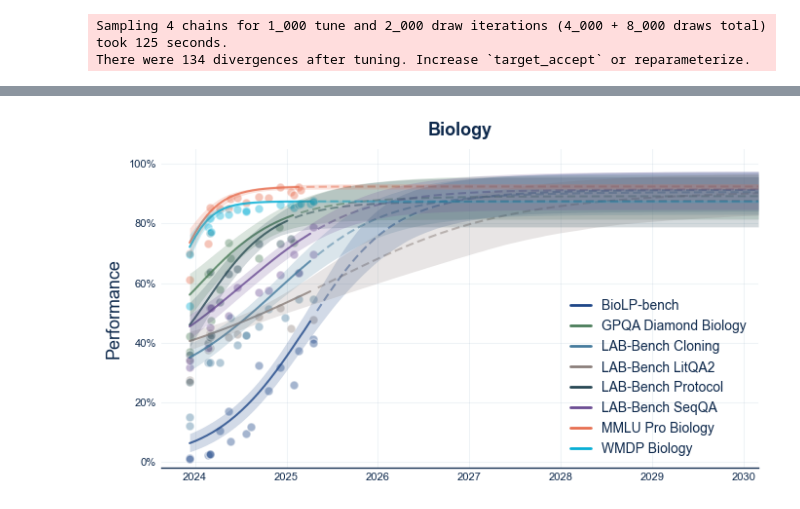
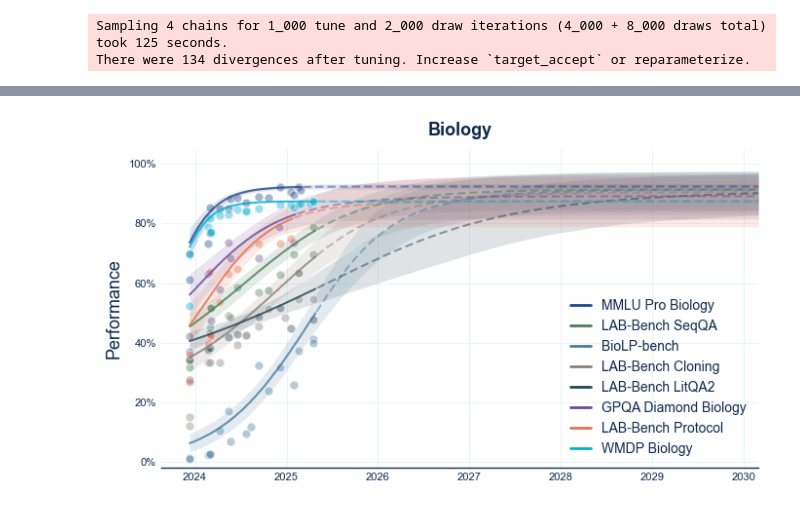
Before and after one commit to General-Purpose-AI-Policy-Lab/benchmark-forecasting, a Jupyter notebook: validation.ipynb, the cells around one changed output, grey strips where cells are left out. Saved outputs shown, nothing was run; the diff lists cells and outputs as text; code cells hidden in the pictures.

Commit message:
Implement single samplingnbefore plotting

```diff
--- a/validation.ipynb
+++ b/validation.ipynb
@@ -807,38 +753,81 @@ colors = {
     "gray_color": "#6c757d",
     "grid_color": "#5F86A5",
     "plot_colors": [
-        "#1f4788",
-        "#4a7c59",
-        "#457b9d",
-        "#8b7f7b",
-        "#264653",
-        "#6a4c93",
-        "#e76f51",
-        "#06aed5",
-        "#f4a261",
-        "#2a9d8f",
+        "#1f4788", "#4a7c59", "#457b9d", "#8b7f7b", "#264653",
+        "#6a4c93", "#e76f51", "#06aed5", "#f4a261", "#2a9d8f",
     ],
 }
 end_date = pd.to_datetime("2030-03-01")
 label_fontsize = 13
 
+# 1. Sample everything once
+all_forecasts = generate_forecast(
+    idata,
+    model,
+    dataset,
+    end_date,
+    n_points=200,
+    ci_level=0.8
+)
+
+# 2. Plotting Loop
 for category in dataset["category"].unique():
     subset_category = dataset[dataset["category"] == category]
+    subset_forecast = all_forecasts[all_forecasts["category"] == category]
+
+    # Sort benchmarks by their final predicted value so legend matches visual order
+    final_perfs = (
+        subset_forecast[subset_forecast["release_date"] == subset_forecast["release_date"].max()]
+        .set_index("benchmark")["mu_mean"]
+    )
+    sorted_benchmarks = final_perfs.sort_values(ascending=False).index.tolist()
+
     fig, ax = plt.subplots(figsize=(7, 4))
-    for benchmark, color in zip(
-        subset_category["benchmark"].unique(), itertools.cycle(colors["plot_colors"])
-    ):
-        subset_benchmark = subset_category[subset_category["benchmark"] == benchmark]
-        plot_benchmark_datapoints(subset_benchmark, ax=ax, color=color)
-        plot_benchmark_forecast(
-            benchmark,
-            idata,
-            model,
-            ax,
-            subset_benchmark["release_date"].min(),
-            subset_benchmark["release_date"].max(),
-            end_date,
-            color,
+
+    for benchmark, color in zip(sorted_benchmarks, itertools.cycle(colors["plot_colors"])):
+        # Data subsets
+        bench_obs = subset_category[subset_category["benchmark"] == benchmark]
+        bench_pred = subset_forecast[subset_forecast["benchmark"] == benchmark]
+
+        # Plot observations
+        plot_benchmark_datapoints(bench_obs, ax=ax, color=color)
+
+        # Plot forecast
+        # Split line style at the last observation date
+        last_obs_date = bench_obs["release_date"].max()
+        split_idx = bench_pred["release_date"].searchsorted(last_obs_date)
+
+        # Solid line (history)
+        ax.plot(
+            bench_pred["release_date"][:split_idx+1],
+            bench_pred["mu_mean"][:split_idx+1],
+            linewidth=1.5,
+            color=color,
+            alpha=0.8,
+            label=benchmark,
+            zorder=6,
+        )
+
+        # Dashed line (future)
+        ax.plot(
+            bench_pred["release_date"][split_idx:],
+            bench_pred["mu_mean"][split_idx:],
+            linewidth=1.5,
+            color=color,
+            alpha=0.5,
+            linestyle=(5, (4, 2)),
+            zorder=6,
+        )
+
+        # Uncertainty band
+        ax.fill_between(
+            bench_pred["release_date"],
+            bench_pred["mu_lower"],
+            bench_pred["mu_upper"],
+            color=color,
+            alpha=0.15,
+            linewidth=0,
+            zorder=4
         )
 
     ax.set_xlim(right=end_date)
@@ -887,7 +876,6 @@ for category in dataset["category"].unique():
     )
 
     plt.tight_layout()
-
     plt.show()
 # %% [output]
 Sampling: []
@@ -936 +887 @@ Sampling: []
-[figure, old version]
+[figure, new version]
```
Also changed, not shown: parts of 3 cells of this notebook.
